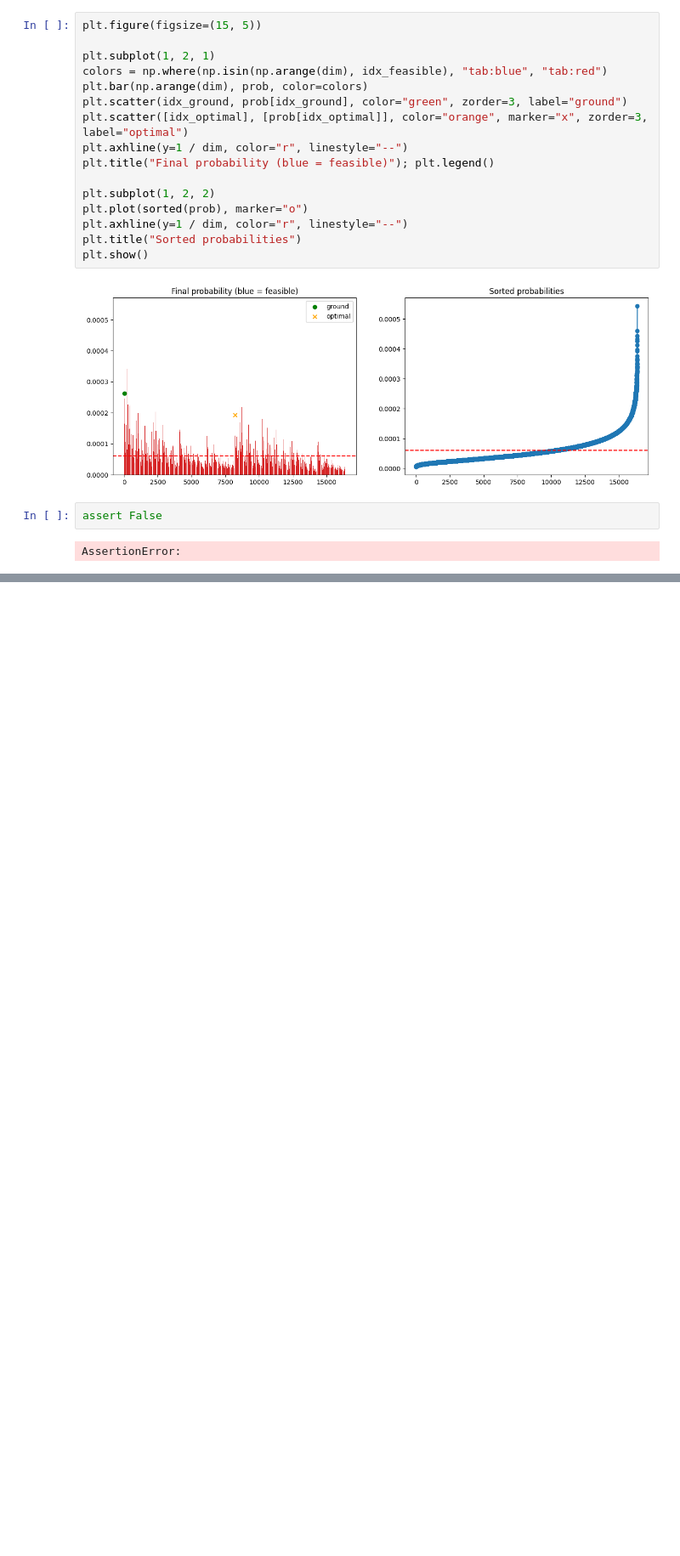
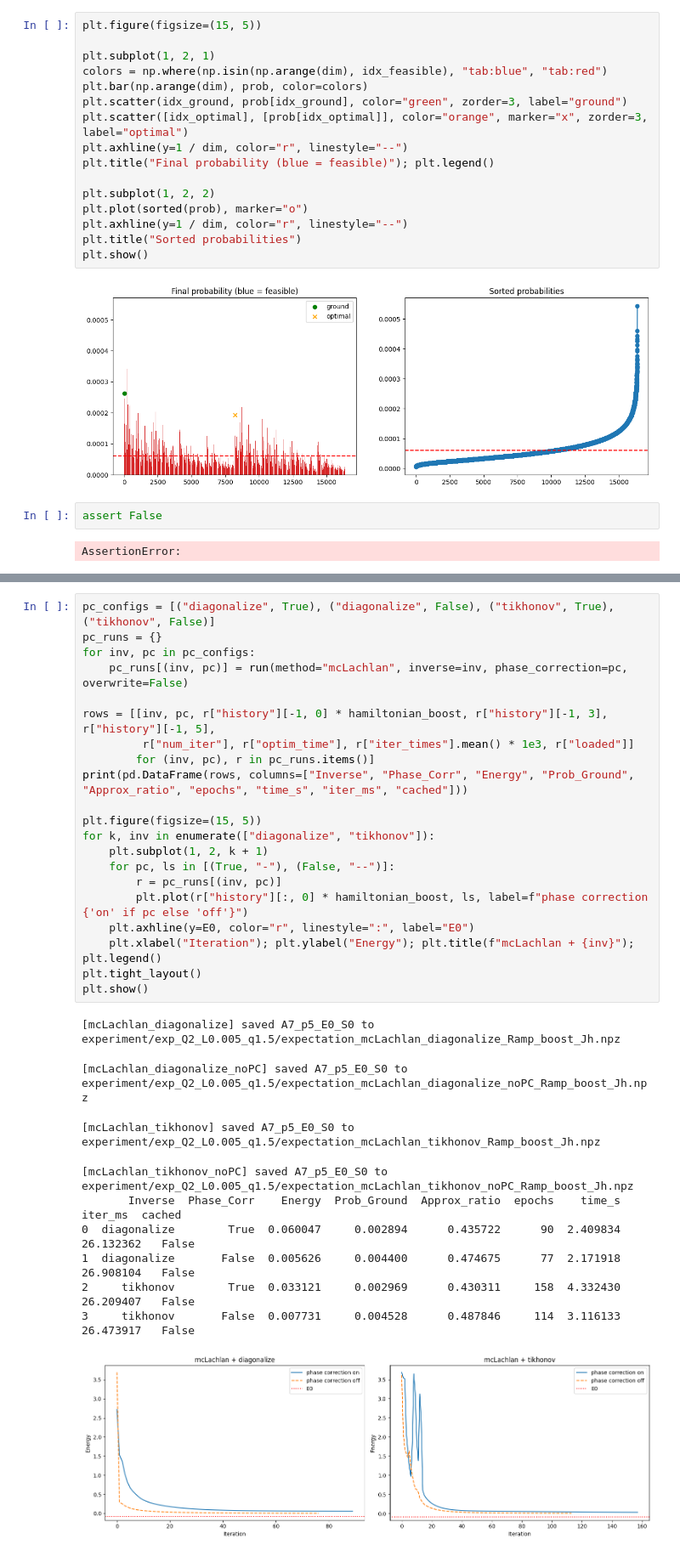
Before and after one commit to AndewNN/Quantum_Computing, a Jupyter notebook: VarQITE/torch.ipynb, the cells around one changed output, grey strips where cells are left out. Shown at 85% size. Cells and saved outputs as stored; diff of their text form; blank space fills up the shorter version.

```diff
--- a/VarQITE/torch.ipynb
+++ b/VarQITE/torch.ipynb
@@ -708,0 +875,32 @@ plt.show()
+# %%
+pc_configs = [("diagonalize", True), ("diagonalize", False), ("tikhonov", True), ("tikhonov", False)]
+pc_runs = {}
+for inv, pc in pc_configs:
+    pc_runs[(inv, pc)] = run(method="mcLachlan", inverse=inv, phase_correction=pc, overwrite=False)
+
+rows = [[inv, pc, r["history"][-1, 0] * hamiltonian_boost, r["history"][-1, 3], r["history"][-1, 5],
+         r["num_iter"], r["optim_time"], r["iter_times"].mean() * 1e3, r["loaded"]]
+        for (inv, pc), r in pc_runs.items()]
+print(pd.DataFrame(rows, columns=["Inverse", "Phase_Corr", "Energy", "Prob_Ground", "Approx_ratio", "epochs", "time_s", "iter_ms", "cached"]))
+
+plt.figure(figsize=(15, 5))
+for k, inv in enumerate(["diagonalize", "tikhonov"]):
+    plt.subplot(1, 2, k + 1)
+    for pc, ls in [(True, "-"), (False, "--")]:
+        r = pc_runs[(inv, pc)]
+        plt.plot(r["history"][:, 0] * hamiltonian_boost, ls, label=f"phase correction {'on' if pc else 'off'}")
+    plt.axhline(y=E0, color="r", linestyle=":", label="E0")
+    plt.xlabel("Iteration"); plt.ylabel("Energy"); plt.title(f"mcLachlan + {inv}"); plt.legend()
+plt.tight_layout()
+plt.show()
+# %% [output]
+[mcLachlan_diagonalize] saved A7_p5_E0_S0 to experiment/exp_Q2_L0.005_q1.5/expectation_mcLachlan_diagonalize_Ramp_boost_Jh.npz
+[mcLachlan_diagonalize_noPC] saved A7_p5_E0_S0 to experiment/exp_Q2_L0.005_q1.5/expectation_mcLachlan_diagonalize_noPC_Ramp_boost_Jh.npz
+[mcLachlan_tikhonov] saved A7_p5_E0_S0 to experiment/exp_Q2_L0.005_q1.5/expectation_mcLachlan_tikhonov_Ramp_boost_Jh.npz
+[mcLachlan_tikhonov_noPC] saved A7_p5_E0_S0 to experiment/exp_Q2_L0.005_q1.5/expectation_mcLachlan_tikhonov_noPC_Ramp_boost_Jh.npz
+       Inverse  Phase_Corr    Energy  Prob_Ground  Approx_ratio  epochs    time_s    iter_ms  cached
+0  diagonalize        True  0.060047     0.002894      0.435722      90  2.409834  26.132362   False
+1  diagonalize       False  0.005626     0.004400      0.474675      77  2.171918  26.908104   False
+2     tikhonov        True  0.033121     0.002969      0.430311     158  4.332430  26.209407   False
+3     tikhonov       False  0.007731     0.004528      0.487846     114  3.116133  26.473917   False
+[figure, added]
```
Also changed, not shown: parts of 17 cells of this notebook, 1 other file.
